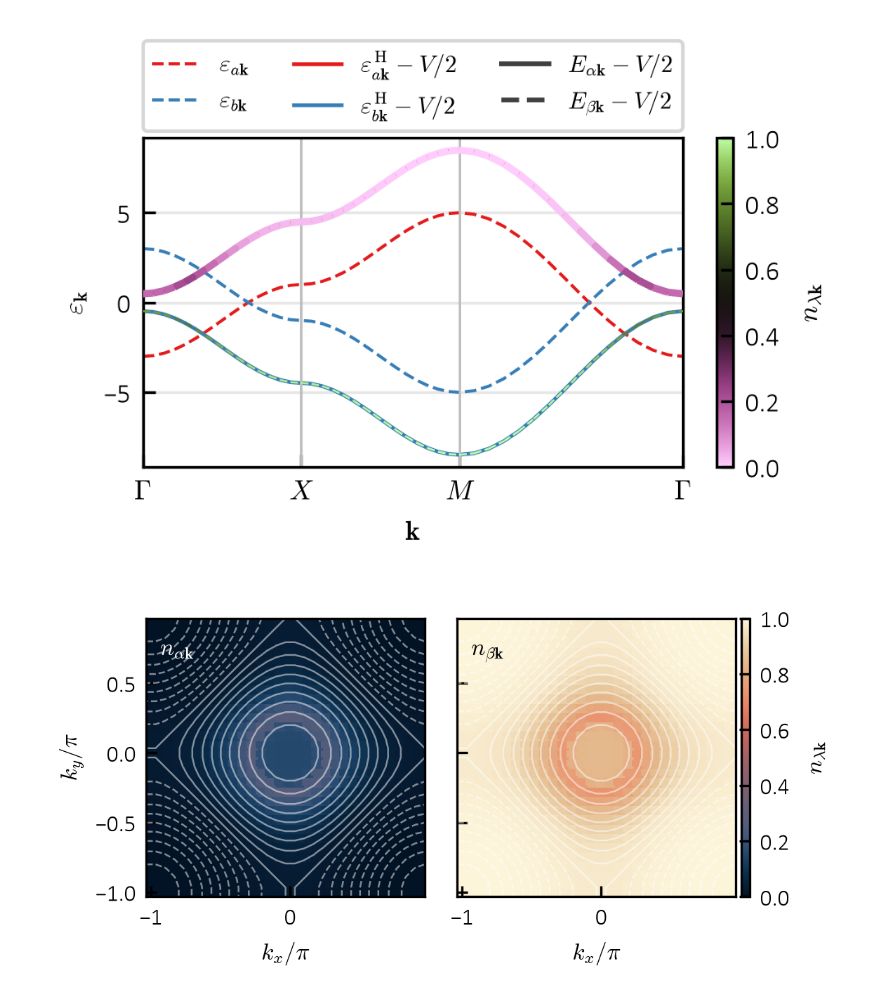
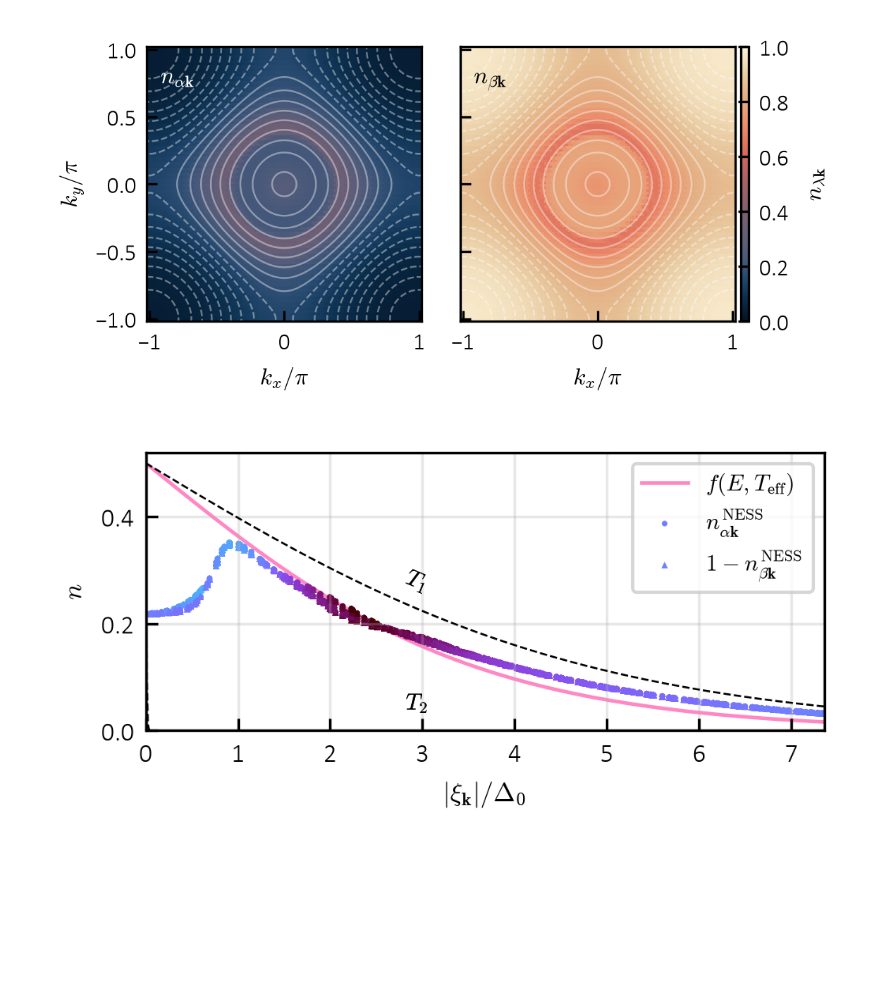
Before and after one commit to korl-z/IJS-F1, a Jupyter notebook: Koda/EI_baths/30_9_2026_skripta.ipynb, the cells around one changed output. Drawn from its saved outputs; the diff is of its cells as text; code cells hidden in the pictures; blank space fills up the shorter version.

```diff
--- a/Koda/EI_baths/30_9_2026_skripta.ipynb
+++ b/Koda/EI_baths/30_9_2026_skripta.ipynb
@@ -87,7 +87,7 @@ t2a = tn * tc
 nt = tg["nt"]
 
 st = ej.mf_state(bd_ref, p, s0.d, s0.m)
-t1n, t2n = 2.5, 0.2
+t1n, t2n = 4.4, 0.01
 t1, t2 = t1n * tc, t2n * tc
 # %%
 
@@ -96,7 +96,7 @@ fn = getattr(pb, bc["rate"])
 bp = dict(bc["pars"])
 
 
-ov = ({"cs": 10.0, "w0": 2.2}, {"cs": 10., "w0": 0.1})     # bath 1 (T1), bath 2 (T2)
+ov = ({"cs": 10.0, "w0": 2.2}, {"cs": 10., "w0": 0.01})     # bath 1 (T1), bath 2 (T2)
 
 bs = tuple(
     fn(t, bd.k, name=f"bath_{i + 1}", **{**bp, **o})
@@ -113,9 +113,9 @@ se = eu.solve_eq(
 )
 
 sk = {
-    "mix": (0.5, 0.5, 0.05),
+    "mix": (0.5, 0.5, 0.1),
     "tol": 1.0e-4,
-    "nmax": 2000,
+    "nmax": 5000,
     "chk": 10,
     "prog": True,
 }
@@ -465,7 +508,7 @@ et.ej = ej      # route eff_T through ei_jax_2 in this kernel
 
 mc = 0.0        # chemical potential; ei_jax_2 energies already carry -V/2
 ep = {
-    "dt": 0.5, "mix": [0.8, 0.8], "tol": 1.0e-4,
+    "dt": 0.1, "mix": [0.1, 0.1], "tol": 1.0e-4,
     "nmax": 200, "chk": 10, "mf": False, "prog": True,
     "mode": "dense", "block": 1024,
 }
@@ -483,8 +527,8 @@ logger.info("T_eff/T_c = %.6f, power = %.3e, ok = %s",
 # %%
-plot_dispersion(pt, bd, so, mc)                 # bands on Gamma-X-M, coloured by n
+# plot_dispersion(pt, bd, so, mc)                 # bands on Gamma-X-M, coloured by n
 plot_bz(pt, bd, so, path=None)                             # 2D n_alpha, n_beta
-plot_energy(pt, so, sf, t1, t2, mc, d0, path=None)         # n vs E against FD at T1, T2, T_eff
-plot_xi(pt, bd, p, eq, so, sf, t1, t2, d0)      # n vs |xi| against FD at T1, T2, T_eff
+# plot_energy(pt, so, sf, t1, t2, mc, d0, path=None)         # n vs E against FD at T1, T2, T_eff
+plot_xi(pt, bd, p, eq, so, sf, bs, t1, t2, d0, path=None)      # n vs |xi| against FD at T1, T2, T_eff
 # %% [output]
-[figure, old version]
+[figure, new version]
-[figure, old version]
+[figure, new version]
```
Also changed, not shown: parts of 17 cells of this notebook, 11 other files.
